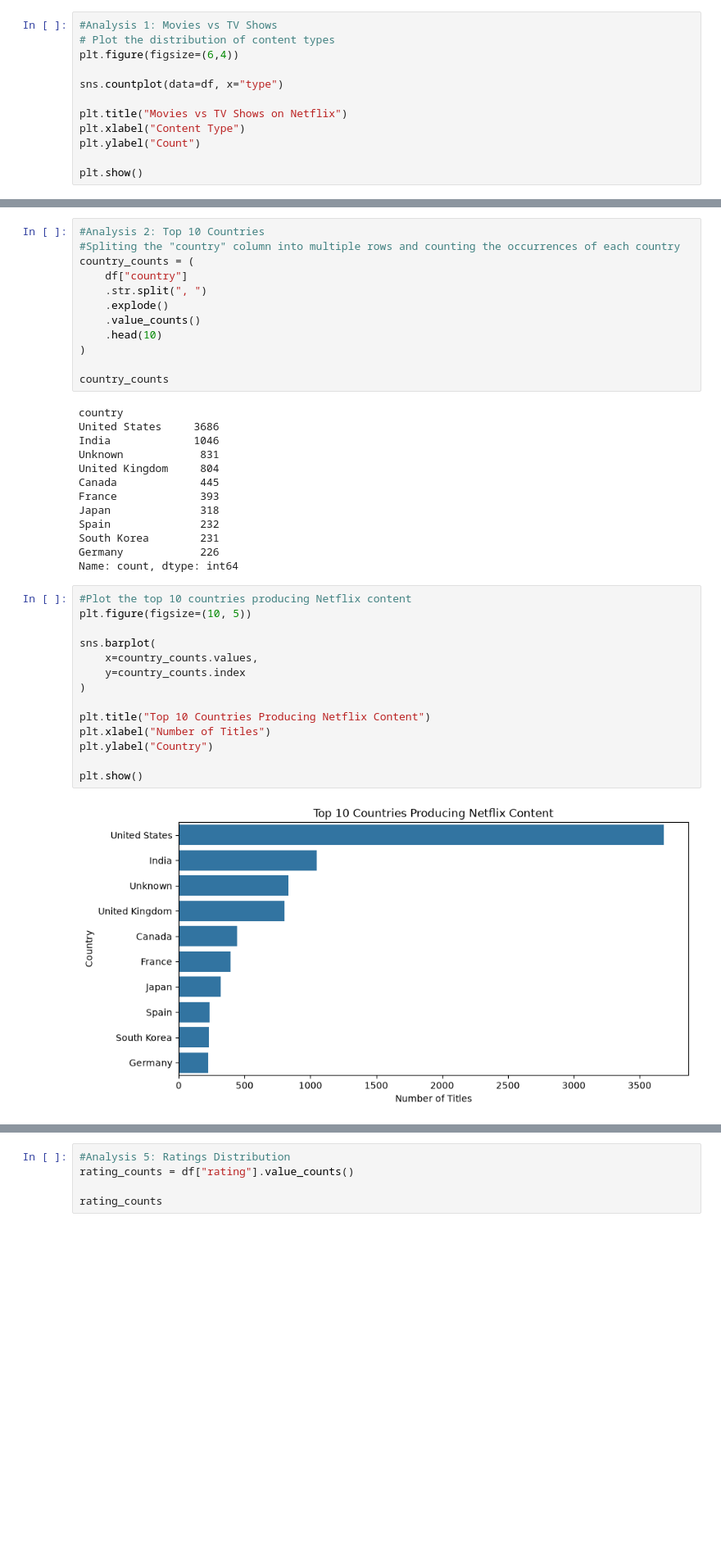
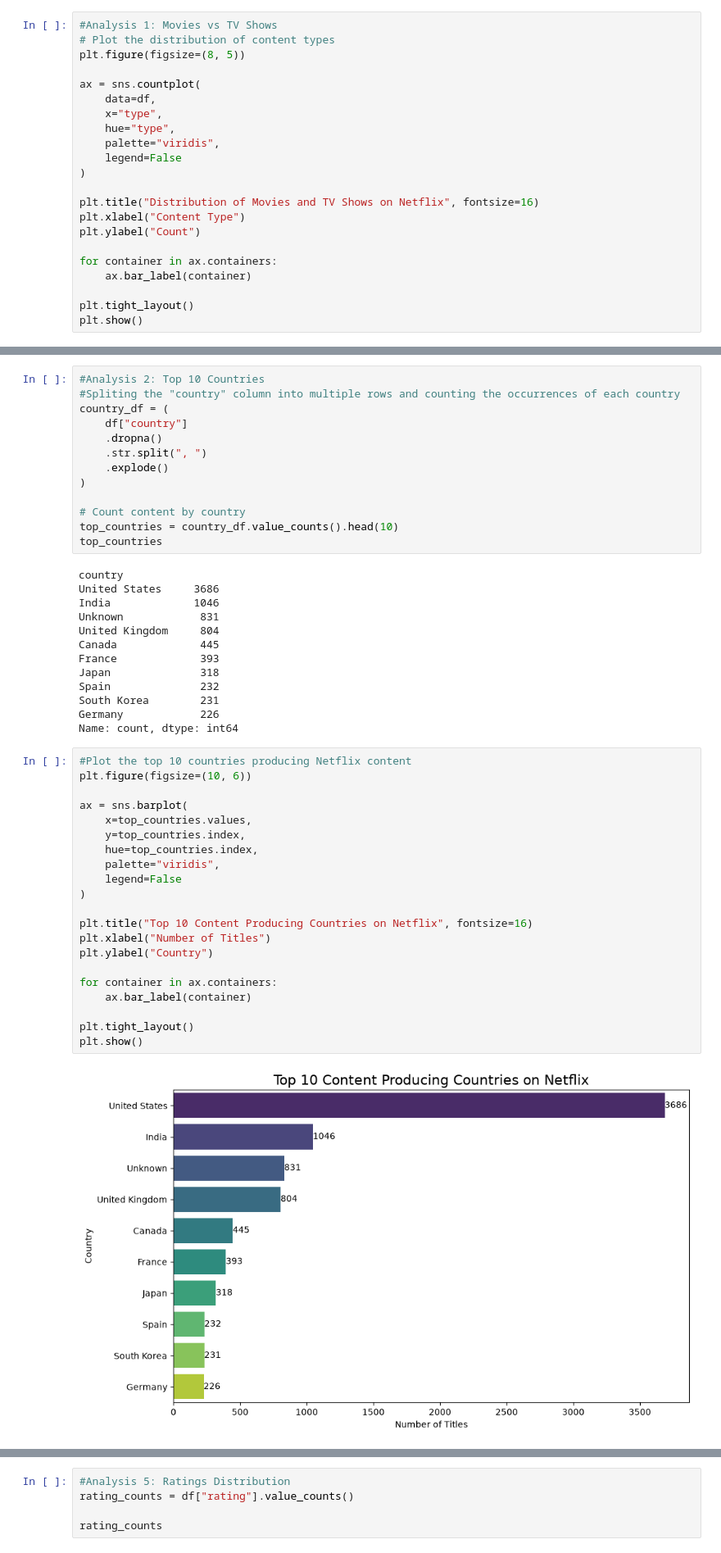
Before and after one commit to Hiba-Eman/Netflix_data_analysis, a Jupyter notebook: analysis.ipynb, the cells around one changed output, grey strips where cells are left out. Shown at 82% size. Cells and saved outputs as stored; diff of their text form; blank space fills up the shorter version.

```diff
--- a/analysis.ipynb
+++ b/analysis.ipynb
@@ -181,13 +203,23 @@ Name: count, dtype: int64
 # %%
 #Analysis 1: Movies vs TV Shows
 # Plot the distribution of content types
-plt.figure(figsize=(6,4))
+plt.figure(figsize=(8, 5))
 
-sns.countplot(data=df, x="type")
+ax = sns.countplot(
+    data=df,
+    x="type",
+    hue="type",
+    palette="viridis",
+    legend=False
+)
 
-plt.title("Movies vs TV Shows on Netflix")
+plt.title("Distribution of Movies and TV Shows on Netflix", fontsize=16)
 plt.xlabel("Content Type")
 plt.ylabel("Count")
 
+for container in ax.containers:
+    ax.bar_label(container)
+
+plt.tight_layout()
 plt.show()
 # %% [output]
@@ -198,15 +232,16 @@ plt.show()
 # %%
 #Analysis 2: Top 10 Countries
 #Spliting the "country" column into multiple rows and counting the occurrences of each country
-country_counts = (
+country_df = (
     df["country"]
+    .dropna()
     .str.split(", ")
     .explode()
-    .value_counts()
-    .head(10)
 )
 
-country_counts
+# Count content by country
+top_countries = country_df.value_counts().head(10)
+top_countries
 # %% [output]
 country
 United States     3686
@@ -222,18 +257,25 @@ Germany            226
 Name: count, dtype: int64
 # %%
 #Plot the top 10 countries producing Netflix content
-plt.figure(figsize=(10, 5))
+plt.figure(figsize=(10, 6))
 
-sns.barplot(
-    x=country_counts.values,
-    y=country_counts.index
+ax = sns.barplot(
+    x=top_countries.values,
+    y=top_countries.index,
+    hue=top_countries.index,
+    palette="viridis",
+    legend=False
 )
 
-plt.title("Top 10 Countries Producing Netflix Content")
+plt.title("Top 10 Content Producing Countries on Netflix", fontsize=16)
 plt.xlabel("Number of Titles")
 plt.ylabel("Country")
 
+for container in ax.containers:
+    ax.bar_label(container)
+
+plt.tight_layout()
 plt.show()
 # %% [output]
-[figure, old version]
+[figure, new version]
 # %% [markdown]
```
Also changed, not shown: parts of 33 cells of this notebook.
